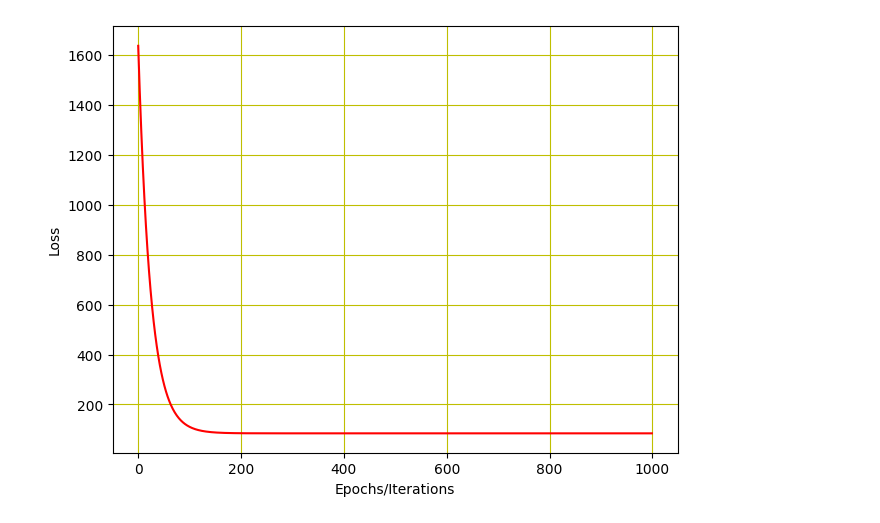
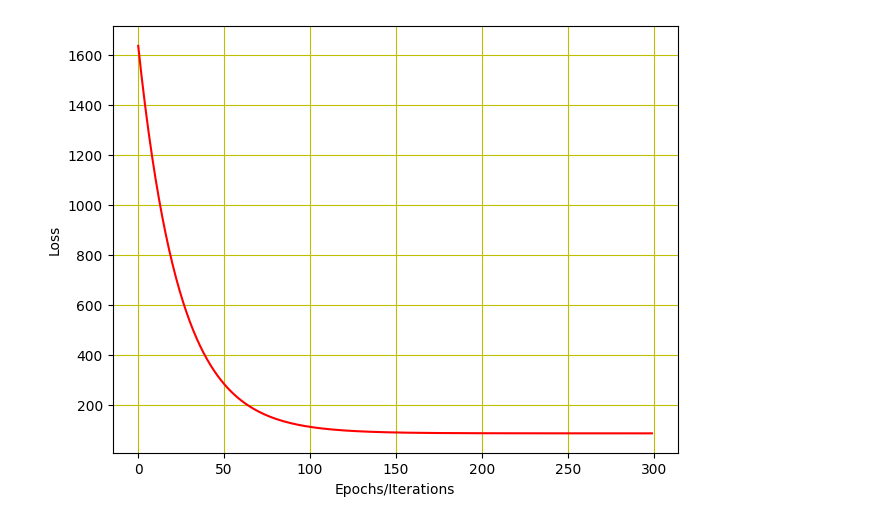
Before and after one commit to bp2881/machinelearning-algo, a Jupyter notebook: LinearRegression_mv.ipynb, the cells around one changed output. Cells and saved outputs as stored; diff of their text form; code cells hidden in the pictures.

```diff
--- a/LinearRegression_mv.ipynb
+++ b/LinearRegression_mv.ipynb
@@ -27,7 +27,7 @@ x_train = train_data[:, [2, 3, 4]]
 y_train = train_data[:, 7]
 
 test_data = torch.tensor(test_data)
-x_test = train_data[:, [2, 3, 4]]
+x_test = test_data[:, [2, 3, 4]]
 y_test = test_data[:, 7]
 # %%
 ## Train Data
@@ -35,7 +35,7 @@ torch.manual_seed(1234)
 
 features = 3
 w, b = torch.randn(features, requires_grad=True, dtype=float), torch.randn(1, requires_grad=True, dtype=float)
-lr, itr = 0.01, 1000
+lr, itr = 0.01, 300
 loss_list = []
 
 for i in range(itr):
@@ -54,9 +54,13 @@ for i in range(itr):
     w.grad.zero_()
     b.grad.zero_()
 
+with torch.no_grad():
+    y_test_pred = x_test @ w + b
+    test_loss = round(cost(y_test, y_test_pred).item(), 2)
+
 print(f"w1 = {round(w[0].item(), 4)}, w2 = {round(w[1].item(), 4)}, w3 = {round(w[2].item(), 4)}, b = {round(b.item(), 4)}")
 print("Training Loss:", round(loss.item(), 2))
-print("Testing Loss: ")
+print("Testing Loss: ", test_loss)
 
 ## Plotting Loss after each itr
 plt.plot(loss_list, 'r')
@@ -72 +76 @@ Testing Loss:
-[figure, old version]
+[figure, new version]
```
Also changed, not shown: parts of 4 cells of this notebook, 4 other files.
